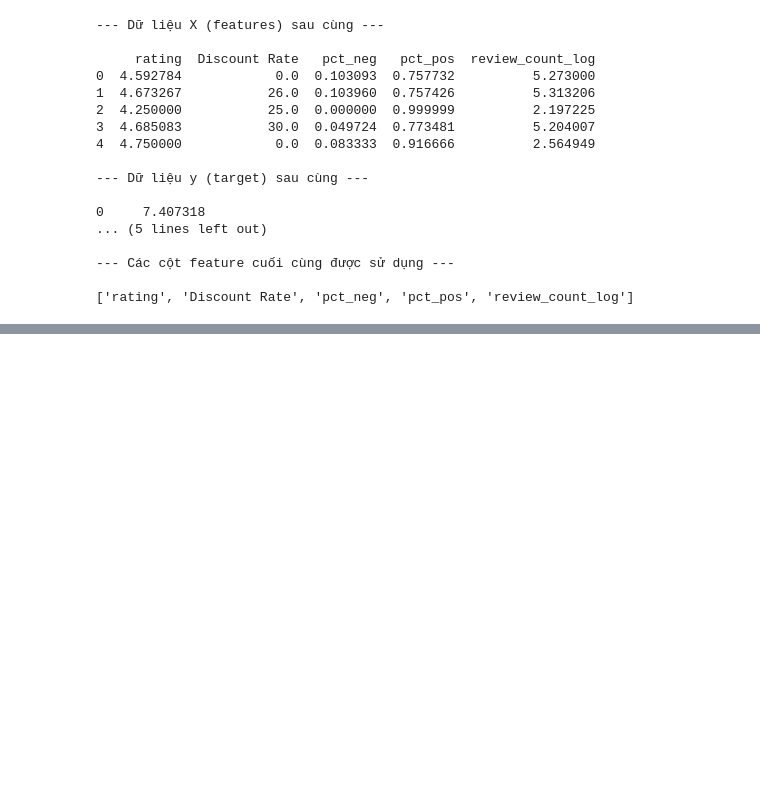
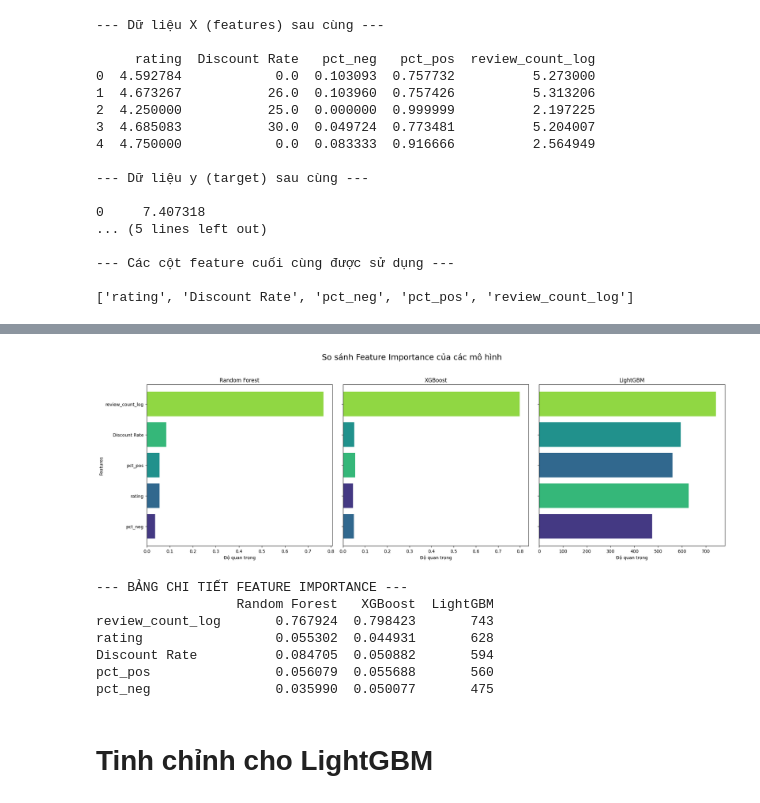
Before and after one commit to nhunggnguyen04/NCKH, a Jupyter notebook: train_model.ipynb, the cells around one changed output, grey strips where cells are left out. Saved outputs shown, nothing was run; the diff lists cells and outputs as text; code cells hidden in the pictures; blank space fills up the shorter version.

```diff
--- a/train_model.ipynb
+++ b/train_model.ipynb
@@ -408,0 +554,38 @@ print(X.columns.tolist())
+# %%
+# Tạo DataFrame từ dictionary feature_importances
+importance_df = pd.DataFrame(feature_importances, index=X.columns)
+
+# Sắp xếp lại theo độ quan trọng trung bình để biểu đồ dễ đọc hơn
+importance_df['mean'] = importance_df.mean(axis=1)
+importance_df = importance_df.sort_values('mean', ascending=False).drop(columns='mean')
+
+# Vẽ biểu đồ
+fig, axes = plt.subplots(1, 3, figsize=(20, 7), sharey=True)
+fig.suptitle('So sánh Feature Importance của các mô hình', fontsize=18)
+
+for i, model_name in enumerate(importance_df.columns):
+    # Lấy dữ liệu của mô hình hiện tại và sắp xếp
+    subset = importance_df[model_name].sort_values(ascending=True)
+
+    axes[i].barh(subset.index, subset.values, color=sns.color_palette("viridis", len(subset)))
+    axes[i].set_title(model_name)
+    axes[i].set_xlabel("Độ quan trọng")
+
+axes[0].set_ylabel("Features")
+plt.tight_layout(rect=[0, 0.03, 1, 0.95])
+plt.show()
+
+# In ra bảng chi tiết
+print("\n--- BẢNG CHI TIẾT FEATURE IMPORTANCE ---")
+print(importance_df)
+# %% [output]
+[figure, added]
+--- BẢNG CHI TIẾT FEATURE IMPORTANCE ---
+                  Random Forest   XGBoost  LightGBM
+review_count_log       0.767924  0.798423       743
+rating                 0.055302  0.044931       628
+Discount Rate          0.084705  0.050882       594
+pct_pos                0.056079  0.055688       560
+pct_neg                0.035990  0.050077       475
+# %% [markdown]
+# Tinh chỉnh cho LightGBM
```
Also changed, not shown: parts of 9 cells of this notebook.
